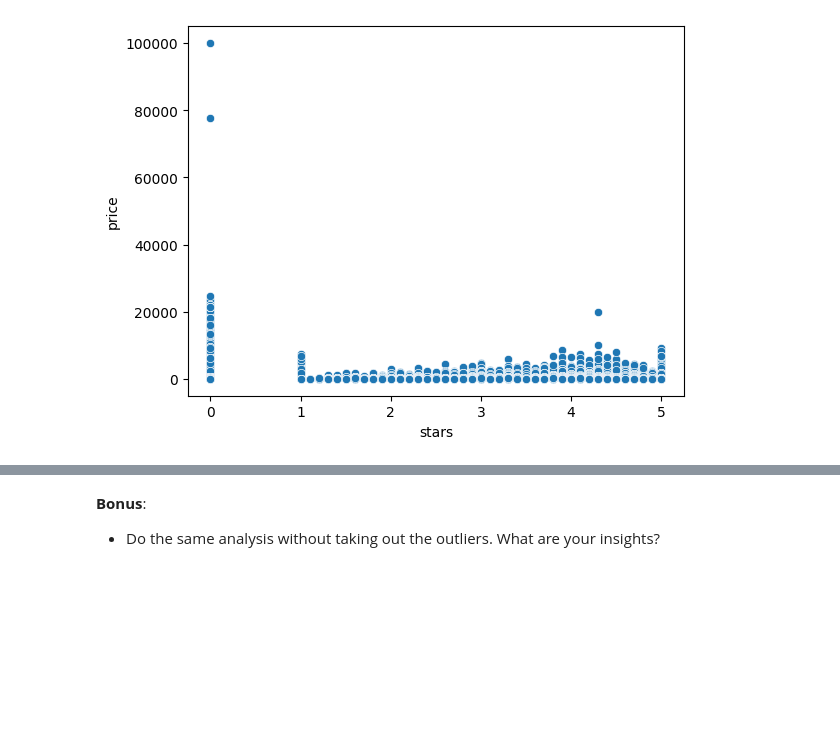
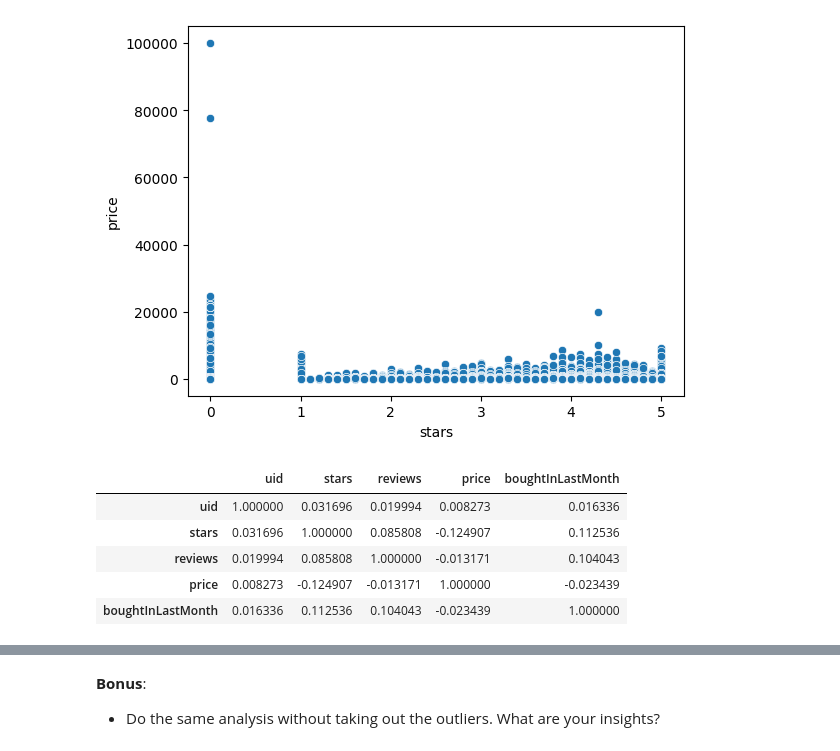
Before and after one commit to Shyam-Gupta-Chiliveri/lab-eda-bivariate, a Jupyter notebook: Bivariate.ipynb, the cells around one changed output, grey strips where cells are left out. Drawn from its saved outputs; the diff is of its cells as text; code cells hidden in the pictures; blank space fills up the shorter version.

```diff
--- a/Bivariate.ipynb
+++ b/Bivariate.ipynb
@@ -334,3 +334,13 @@ plt.show()
 # Few extreme outliers - some very high-priced products at 0 stars
 
 # Conclusion: Price and rating are not strongly related. Higher prices don't guarantee better ratings.#
+# %%
+# Correlation Matrix
+num.corr()
+# %% [output]
+|  | uid | stars | reviews | price | boughtInLastMonth |
+| uid | 1.000000 | 0.031696 | 0.019994 | 0.008273 | 0.016336 |
+| stars | 0.031696 | 1.000000 | 0.085808 | -0.124907 | 0.112536 |
+| reviews | 0.019994 | 0.085808 | 1.000000 | -0.013171 | 0.104043 |
+| price | 0.008273 | -0.124907 | -0.013171 | 1.000000 | -0.023439 |
+| boughtInLastMonth | 0.016336 | 0.112536 | 0.104043 | -0.023439 | 1.000000 |
```
Also changed, not shown: parts of 2 cells of this notebook.
